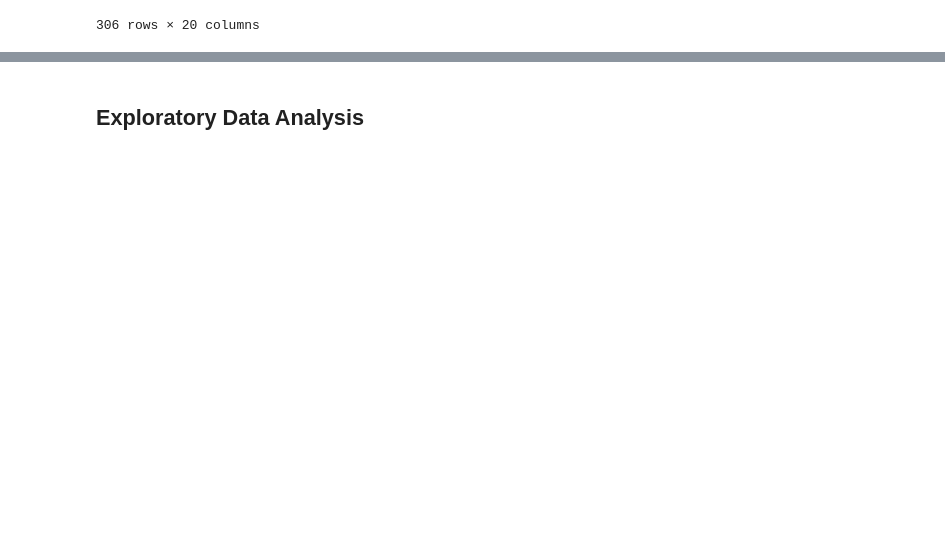
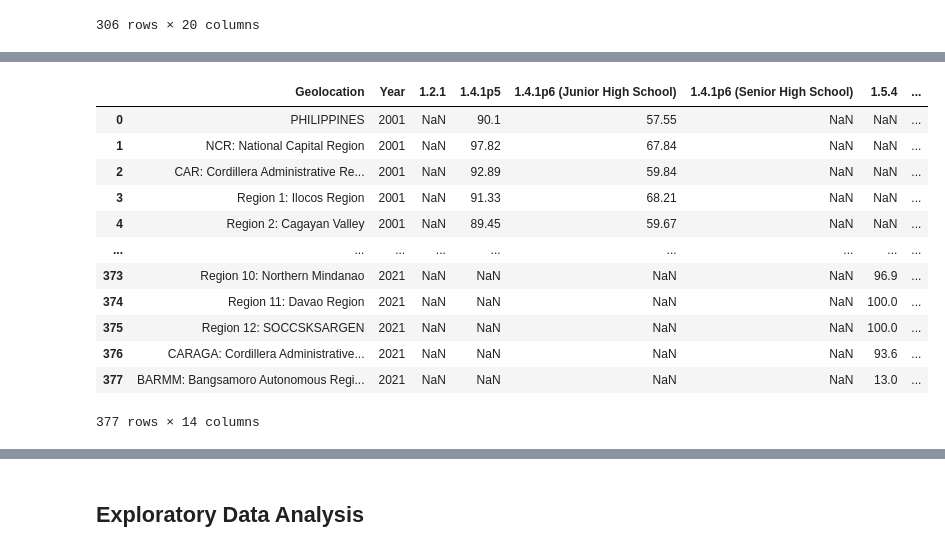
Before and after one commit to francheska-vicente/datapre-project, a Jupyter notebook: N01-Group1.ipynb, the cells around one changed output, grey strips where cells are left out. Drawn from its saved outputs; the diff is of its cells as text; code cells hidden in the pictures; blank space fills up the shorter version.

```diff
--- a/N01-Group1.ipynb
+++ b/N01-Group1.ipynb
@@ -1987,0 +2048,18 @@ data
+# %%
+combined_data = combined_data.dropna(axis = 0, thresh = 3)
+# %%
+combined_data
+# %% [output]
+|  | Geolocation | Year | 1.2.1 | 1.4.1p5 | 1.4.1p6 (Junior High School) | 1.4.1p6 (Senior High School) | 1.5.4 | ... |
+| 0 | PHILIPPINES | 2001 | NaN | 90.1 | 57.55 | NaN | NaN | ... |
+| 1 | NCR: National Capital Region | 2001 | NaN | 97.82 | 67.84 | NaN | NaN | ... |
+| 2 | CAR: Cordillera Administrative Re... | 2001 | NaN | 92.89 | 59.84 | NaN | NaN | ... |
+| 3 | Region 1: Ilocos Region | 2001 | NaN | 91.33 | 68.21 | NaN | NaN | ... |
+| 4 | Region 2: Cagayan Valley | 2001 | NaN | 89.45 | 59.67 | NaN | NaN | ... |
+| ... | ... | ... | ... | ... | ... | ... | ... | ... |
+| 373 | Region 10: Northern Mindanao | 2021 | NaN | NaN | NaN | NaN | 96.9 | ... |
+| 374 | Region 11: Davao Region | 2021 | NaN | NaN | NaN | NaN | 100.0 | ... |
+| 375 | Region 12: SOCCSKSARGEN | 2021 | NaN | NaN | NaN | NaN | 100.0 | ... |
+| 376 | CARAGA: Cordillera Administrative... | 2021 | NaN | NaN | NaN | NaN | 93.6 | ... |
+| 377 | BARMM: Bangsamoro Autonomous Regi... | 2021 | NaN | NaN | NaN | NaN | 13.0 | ... |
+377 rows × 14 columns
```
Also changed, not shown: parts of 9 cells of this notebook.
